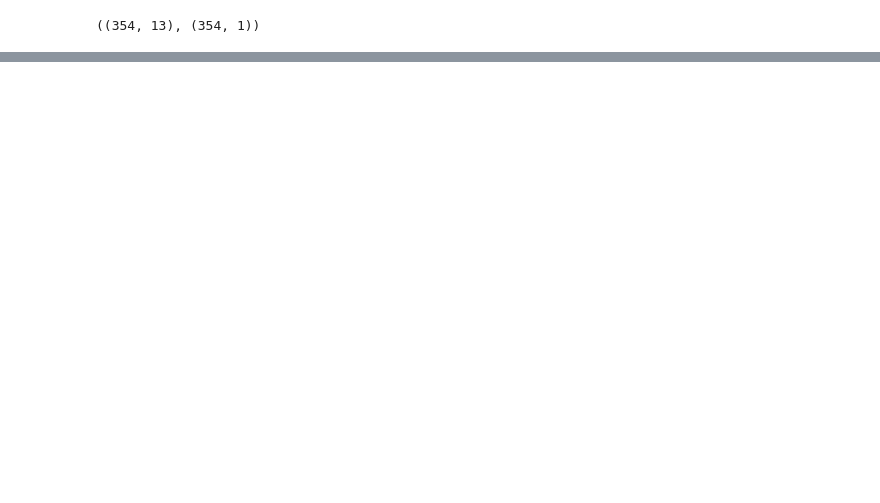
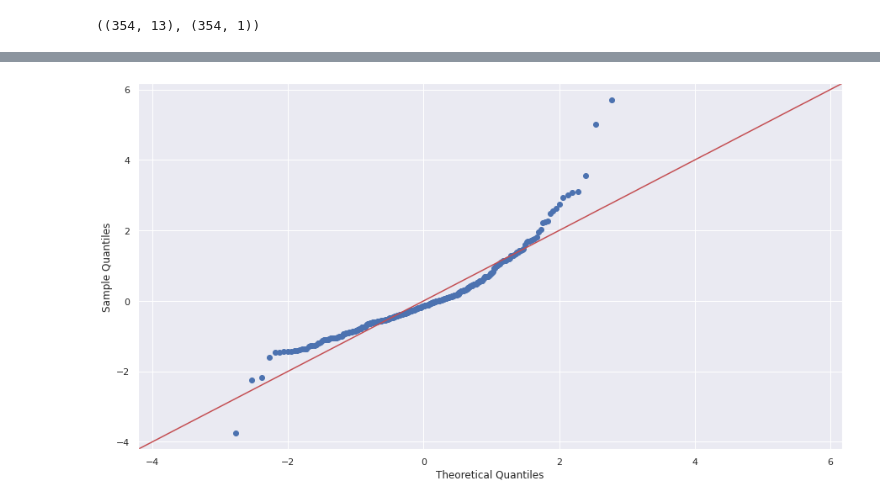
Before and after one commit to jeo10/datamining-frt, a Jupyter notebook: dataset_boston/data_boston.ipynb, the cells around one changed output, grey strips where cells are left out. Cells and saved outputs as stored; diff of their text form; code cells hidden in the pictures; blank space fills up the shorter version.

```diff
--- a/dataset_boston/data_boston.ipynb
+++ b/dataset_boston/data_boston.ipynb
@@ -201,5 +111,0 @@ x_train_alt1, x_test_alt1, y_train_alt1, y_test_alt1 = train_test_split(x_alt1,
-# %%
-ml_alt1 = sm.OLS(y_train_alt1, sm.add_constant(x_train_alt1))
-ml_results_alt1 = ml_alt1.fit()
-residuals_alt1 = ml_results_alt1.resid
-ml_results_alt1.summary()
@@ -272,0 +114,15 @@ for r, i in enumerate(abs_norm_resid_top_3):
+# %%
+# Valores Ajustados
+fitted_values = ml_results.fittedvalues
+
+# Valores residuales
+residuals = ml_results.resid
+
+#residuales estandarizados
+lm_resid_stand = ml_results.get_influence().resid_studentized_internal
+
+#raiz de los residuales normalizados absolutos
+lm_resid_norm_abs_sqrt = np.sqrt(np.abs(lm_resid_stand))
+
+#residuales absolutos
+lm_resid_abs = np.abs(residuals)
@@ -272,0 +137,2 @@ for r, i in enumerate(abs_norm_resid_top_3):
+# %%
+y_pred = ml_results.predict(sm.add_constant(x_test))
@@ -272,0 +143,8 @@ for r, i in enumerate(abs_norm_resid_top_3):
+# %%
+def grafico_qqplot():
+    fig = sm.qqplot(lm_resid_stand,line='45')
+    plt.show()
+
+grafico_qqplot()
+# %% [output]
+[figure, added]
```
Also changed, not shown: parts of 59 cells of this notebook, 1 other file.
